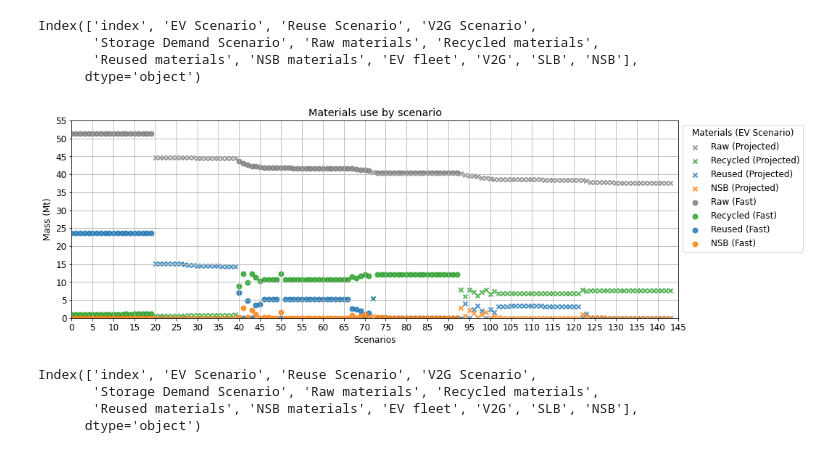
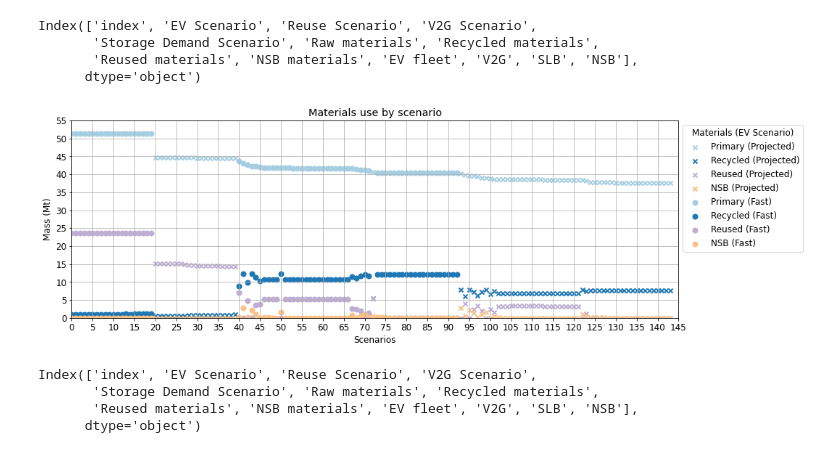
Before and after one commit to fernaag/V2G_in_EU, a Jupyter notebook: results/Manuscript/comparison_plots.ipynb, the cells around one changed output. Drawn from its saved outputs; the diff is of its cells as text; code cells hidden in the pictures.

Commit message:
put EV penetration to zero for years prior to 2010 and update colors in Figure 3

```diff
--- a/results/Manuscript/comparison_plots.ipynb
+++ b/results/Manuscript/comparison_plots.ipynb
@@ -8,4 +9,7 @@ import matplotlib.pyplot as plt
 plt.rcParams.update({'font.size': 12})
+# %%
+cmap_mat = mpl.cm.get_cmap('Paired')
+cmap_ener = mpl.cm.get_cmap('Accent')
 # %%
 # read data directly from capacity and material excel sheets into a single dataframe
 # - data names
@@ -52,44 +62,49 @@ Index(['index', 'EV Scenario', 'Reuse Scenario', 'V2G Scenario',
 # %%
 # Plot (materials)
 fig = plt.figure(figsize=[15, 5], facecolor ='white')
-transp = 0.8
+transp = 1
 for ev_scenario in ['Slow EV', 'Fast EV']:
     if ev_scenario == 'Slow EV':
         pmarker = 'x'
         ev_label = 'Projected'
     if ev_scenario == 'Fast EV':
         pmarker = 'o'
         ev_label = 'Fast'
     for col in ['Raw materials', 'Recycled materials', 'Reused materials', 'NSB materials']:
         if col == 'Raw materials':
-            pcolor = 'tab:grey'
-            plabel = 'Raw'
+            # pcolor = 'tab:grey'
+            pcolor = np.array([cmap_mat(0)])
+            # plabel = 'Raw'
+            plabel = 'Primary'
         if col == 'Recycled materials':
-            pcolor = 'tab:green'
+            # pcolor = 'tab:green'
+            pcolor = np.array([cmap_mat(1)])
             plabel = 'Recycled'
         if col == 'Reused materials':
-            pcolor = 'tab:blue'
+            # pcolor = 'tab:blue'
+            pcolor = np.array([cmap_ener(1)])
             plabel = 'Reused'
         if col == 'NSB materials':
-            pcolor = 'tab:orange'
+            # pcolor = 'tab:orange'
+            pcolor = np.array([cmap_ener(2)])
             plabel = 'NSB'
         # plot
         plt.scatter(df_ascend_rawm.loc[df_ascend_rawm['EV Scenario'] == ev_scenario, col].index,\
                     df_ascend_rawm.loc[df_ascend_rawm['EV Scenario'] == ev_scenario, col].values/1000,\
                     marker = pmarker, label = plabel+' ('+ev_label+')', alpha = transp, linewidth = 2, c = pcolor)
 # beautification
 plt.grid()
 plt.xticks(np.arange(0, 150, 5))
 plt.xlim((0, 145))
 plt.yticks(np.arange(0, 60, 5))
 plt.ylim((0,55))
 plt.xlabel('Scenarios')
 plt.ylabel('Mass (Mt)')
 plt.legend(loc = 'upper left', title = 'Materials (EV Scenario)', bbox_to_anchor=(1,1))
 plt.title('Materials use by scenario')
 plt.savefig('mass_by_scenario.png', dpi = 300, bbox_inches = 'tight')
 # %% [output]
-[figure, old version]
+[figure, new version]
 # %%
 df_ascend_rawm.columns
 # %% [output]
```
Also changed, not shown: parts of 4 cells of this notebook, 6 other files.
